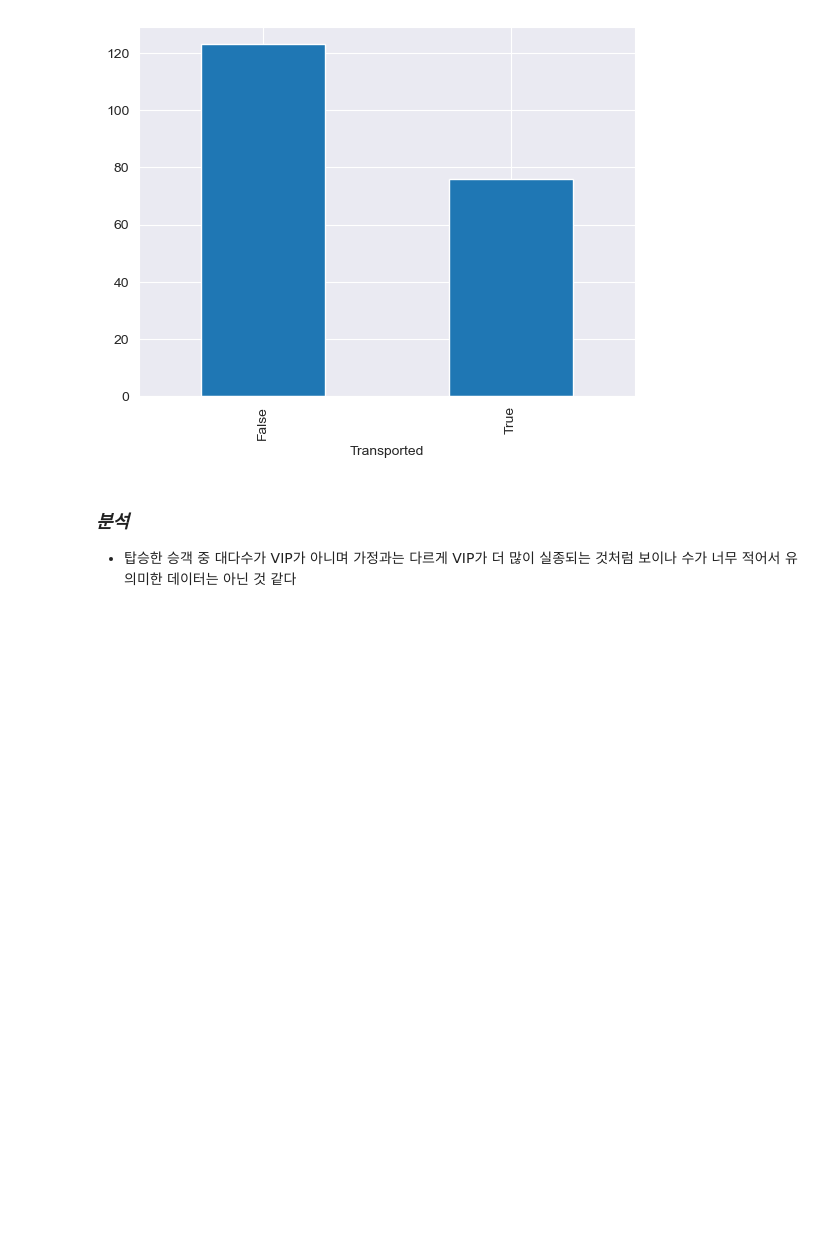
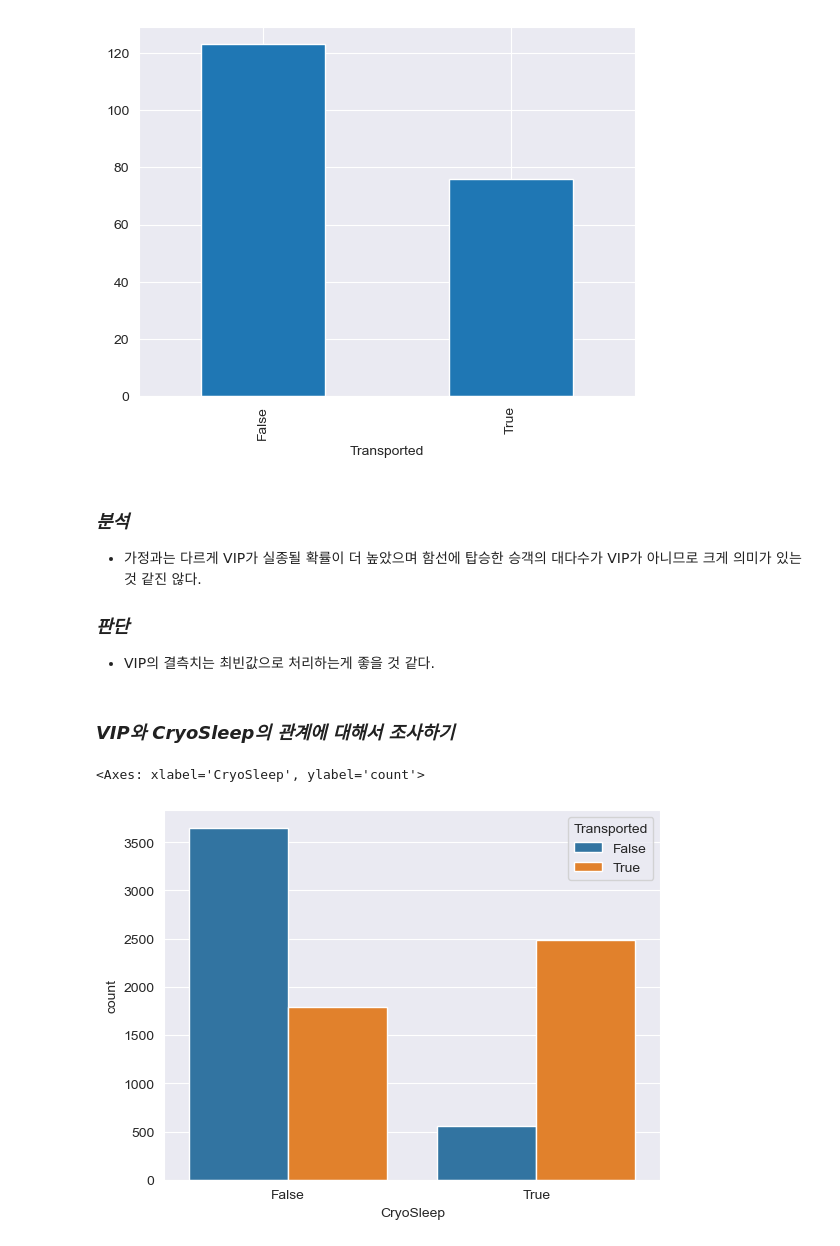
Before and after one commit to ef2nmddy/Spaceship_Titanic_EDA, a Jupyter notebook: Spaceship_Titanic.ipynb, the cells around one changed output. Cells and saved outputs as stored; diff of their text form; code cells hidden in the pictures; blank space fills up the shorter version.

```diff
--- a/Spaceship_Titanic.ipynb
+++ b/Spaceship_Titanic.ipynb
@@ -271,4 +272,16 @@ train[train['VIP'] == True]['Transported'].value_counts().plot(kind='bar')
 # %% [markdown]
 ### _분석_
 
-* 탑승한 승객 중 대다수가 VIP가 아니며 가정과는 다르게 VIP가 더 많이 실종되는 것처럼 보이나 수가 너무 적어서 유의미한 데이터는 아닌 것 같다
+* 가정과는 다르게 VIP가 실종될 확률이 더 높았으며 함선에 탑승한 승객의 대다수가 VIP가 아니므로 크게 의미가 있는 것 같진 않다.
+
+### _판단_
+
+* VIP의 결측치는 최빈값으로 처리하는게 좋을 것 같다.
+# %% [markdown]
+### _VIP와 CryoSleep의 관계에 대해서 조사하기_
+# %%
+# CryoSleep 여부와 Transported 결과 비교하기
+sns.countplot(x='CryoSleep', data=train, hue='Transported')
+# %% [output]
+<Axes: xlabel='CryoSleep', ylabel='count'>
+[figure, added]
```
Also changed, not shown: parts of 9 cells of this notebook.
